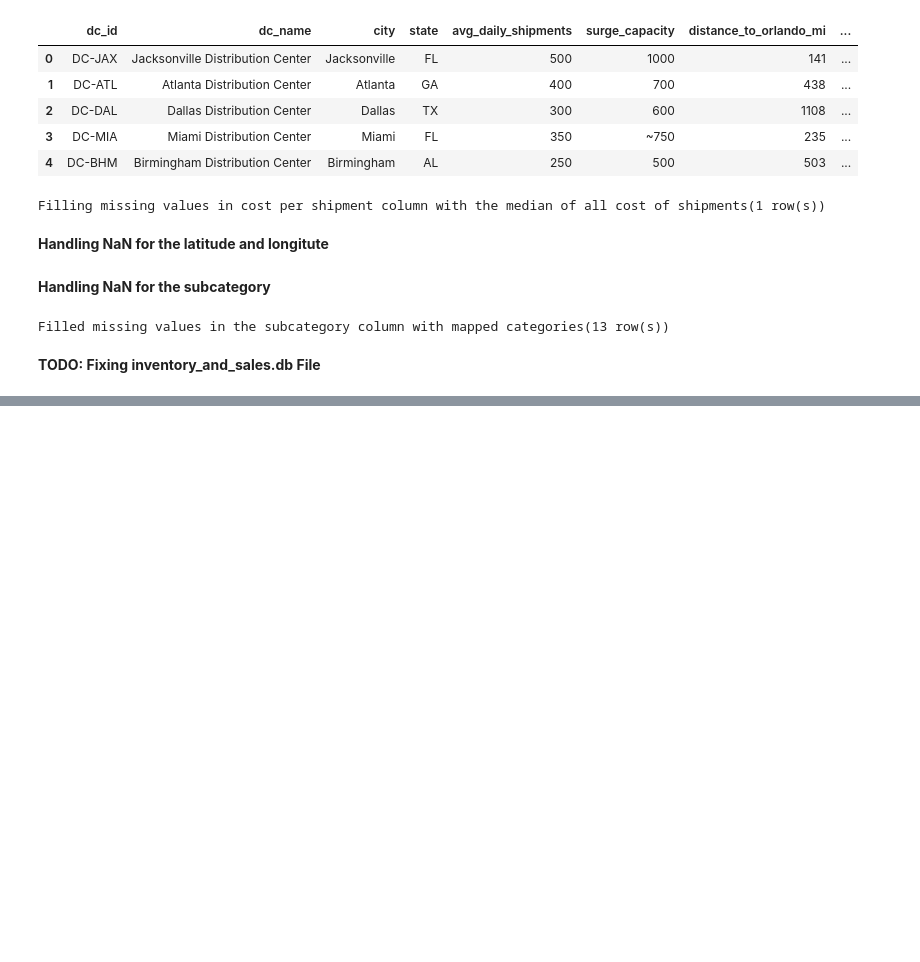
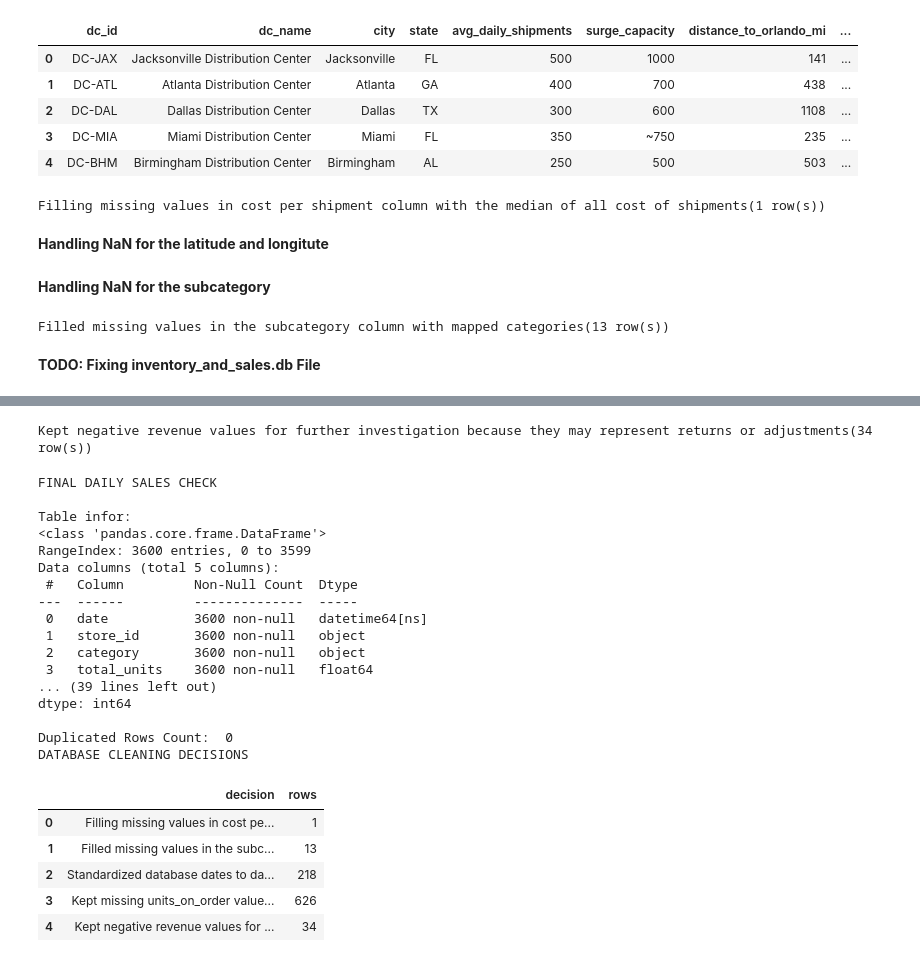
Before and after one commit to prabhnoor14/walmart-hurricane-project, a Jupyter notebook: notebooks/team_notebook.ipynb, the cells around one changed output, grey strips where cells are left out. Drawn from its saved outputs; the diff is of its cells as text; code cells hidden in the pictures; blank space fills up the shorter version.

Commit message:
Clean SQLite database tables and document data quality decisions

```diff
--- a/notebooks/team_notebook.ipynb
+++ b/notebooks/team_notebook.ipynb
@@ -249,3 +249,11 @@ log_decision('Filled missing values in the subcategory column with mapped catego
 Filled missing values in the subcategory column with mapped categories(13 row(s))
 # %% [markdown]
 **TODO: Fixing inventory_and_sales.db File**
+# %%
+import sqlite3
+db_path = '/content/walmart-hurricane-project/data/inventory_and_sales.db'
+conn = sqlite3.connect(db_path)
+tables = pd.read_sql_query(
+    "SELECT name FROM sqlite_master WHERE type='table'",
+    conn)
+display(tables)
@@ -251,0 +264,7 @@ Filled missing values in the subcategory column with mapped categories(13 row(s)
+# %%
+daily_sales = pd.read_sql_query("SELECT * FROM daily_sales_summary", conn)
+inventory = pd.read_sql_query("SELECT * FROM inventory_levels", conn)
+print("DAILY SALES SUMMARY")
+table_info(daily_sales)
+print("INVENTORY LEVELS")
+table_info(inventory)
@@ -251,0 +337,7 @@ Filled missing values in the subcategory column with mapped categories(13 row(s)
+# %%
+daily_sales_copy = daily_sales.copy()
+inventory_copy = inventory.copy()
+daily_sales_copy['date'] = pd.to_datetime(daily_sales_copy['date'], format='mixed', errors='coerce')
+inventory_copy['date'] = pd.to_datetime(inventory_copy['date'], errors='coerce')
+print("Missing dates after conversion:", daily_sales_copy['date'].isna().sum(), inventory_copy['date'].isna().sum())
+print(daily_sales_copy['date'].head())
@@ -251,0 +443,36 @@ Filled missing values in the subcategory column with mapped categories(13 row(s)
+# %%
+negative_revenue_count = (daily_sales_copy['total_revenue'] < 0).sum()
+log_decision("Kept negative revenue values for further investigation because they may represent returns or adjustments", negative_revenue_count)
+# %% [output]
+Kept negative revenue values for further investigation because they may represent returns or adjustments(34 row(s))
+# %%
+print("FINAL DAILY SALES CHECK")
+table_info(daily_sales_copy)
+print("FINAL INVENTORY CHECK")
+table_info(inventory_copy)
+print("DATABASE CLEANING DECISIONS")
+show_log()
+# %% [output]
+FINAL DAILY SALES CHECK
+
+Table infor:
+<class 'pandas.core.frame.DataFrame'>
+RangeIndex: 3600 entries, 0 to 3599
+Data columns (total 5 columns):
+ #   Column         Non-Null Count  Dtype
+---  ------         --------------  -----
+ 0   date           3600 non-null   datetime64[ns]
+ 1   store_id       3600 non-null   object
+ 2   category       3600 non-null   object
+ 3   total_units    3600 non-null   float64
+... (39 lines left out)
+dtype: int64
+
+Duplicated Rows Count:  0
+DATABASE CLEANING DECISIONS
+|  | decision | rows |
+| 0 | Filling missing values in cost pe... | 1 |
+| 1 | Filled missing values in the subc... | 13 |
+| 2 | Standardized database dates to da... | 218 |
+| 3 | Kept missing units_on_order value... | 626 |
+| 4 | Kept negative revenue values for ... | 34 |
```
Also changed, not shown: parts of 12 cells of this notebook.
